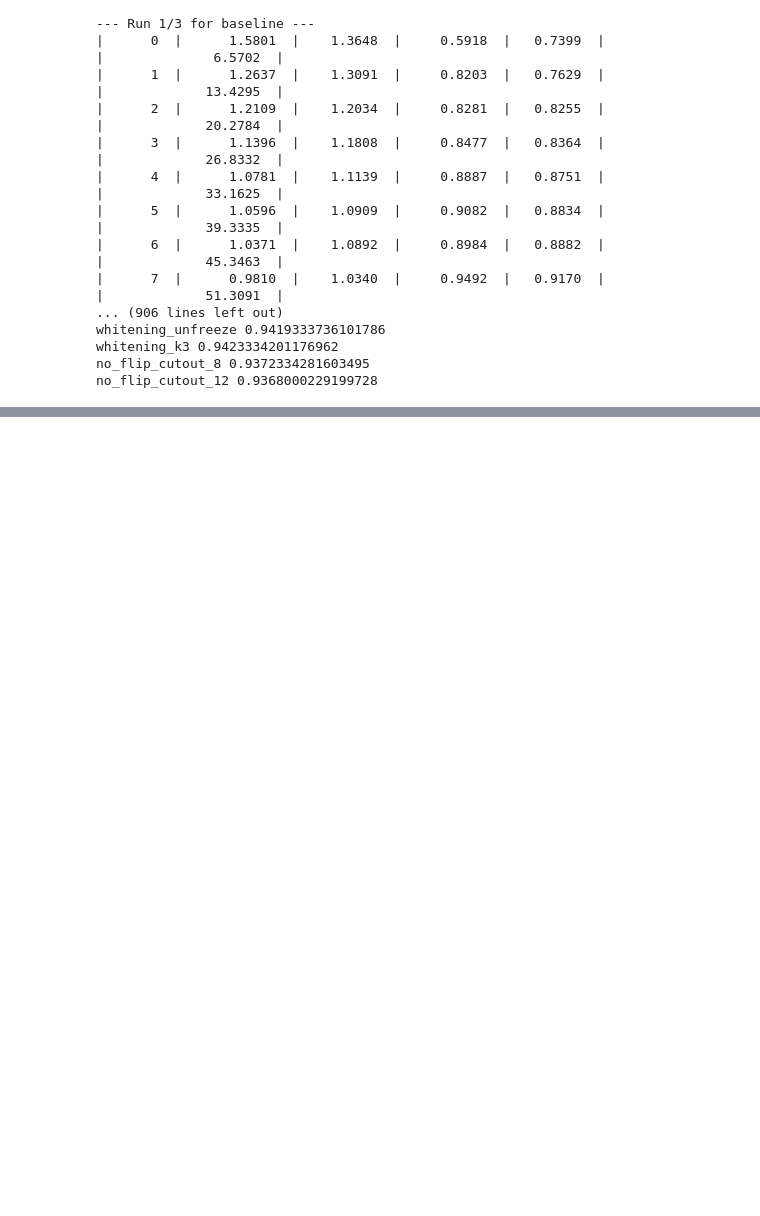
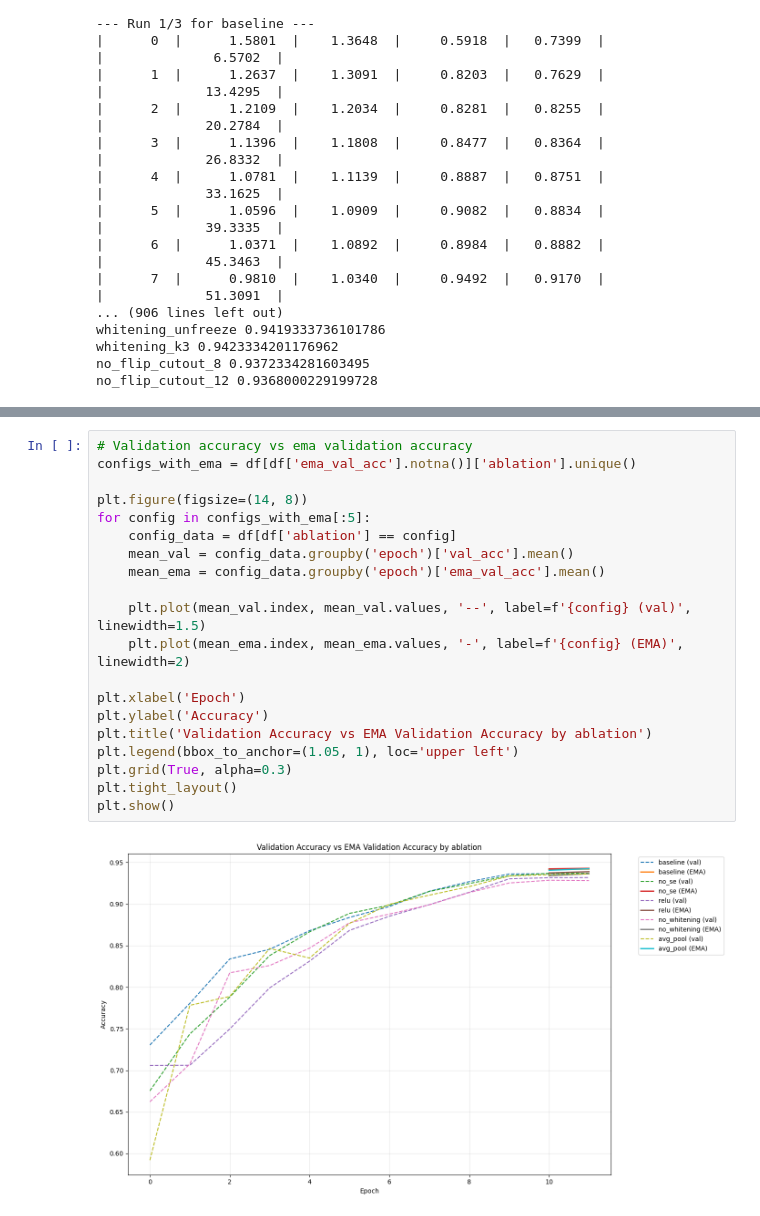
Before and after one commit to Albin5223/Project-hlb-CIFAR10, a Jupyter notebook: main_ablation.ipynb, the cells around one changed output, grey strips where cells are left out. Drawn from its saved outputs; the diff is of its cells as text; blank space fills up the shorter version.

```diff
--- a/main_ablation.ipynb
+++ b/main_ablation.ipynb
@@ -948,0 +897,22 @@ else:
+# %%
+# Validation accuracy vs ema validation accuracy
+configs_with_ema = df[df['ema_val_acc'].notna()]['ablation'].unique()
+
+plt.figure(figsize=(14, 8))
+for config in configs_with_ema[:5]:
+    config_data = df[df['ablation'] == config]
+    mean_val = config_data.groupby('epoch')['val_acc'].mean()
+    mean_ema = config_data.groupby('epoch')['ema_val_acc'].mean()
+
+    plt.plot(mean_val.index, mean_val.values, '--', label=f'{config} (val)', linewidth=1.5)
+    plt.plot(mean_ema.index, mean_ema.values, '-', label=f'{config} (EMA)', linewidth=2)
+
+plt.xlabel('Epoch')
+plt.ylabel('Accuracy')
+plt.title('Validation Accuracy vs EMA Validation Accuracy by ablation')
+plt.legend(bbox_to_anchor=(1.05, 1), loc='upper left')
+plt.grid(True, alpha=0.3)
+plt.tight_layout()
+plt.show()
+# %% [output]
+[figure, added]
```
Also changed, not shown: parts of 9 cells of this notebook, 1 other file.
